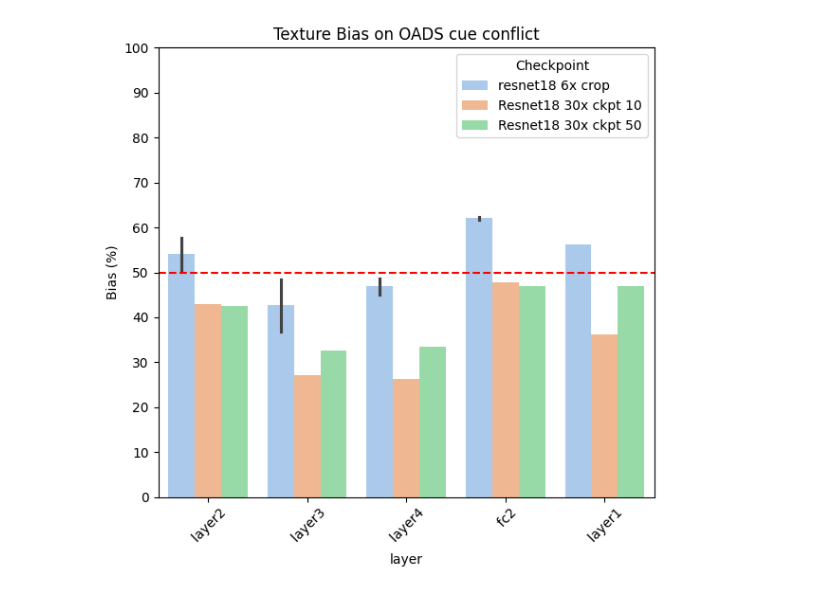
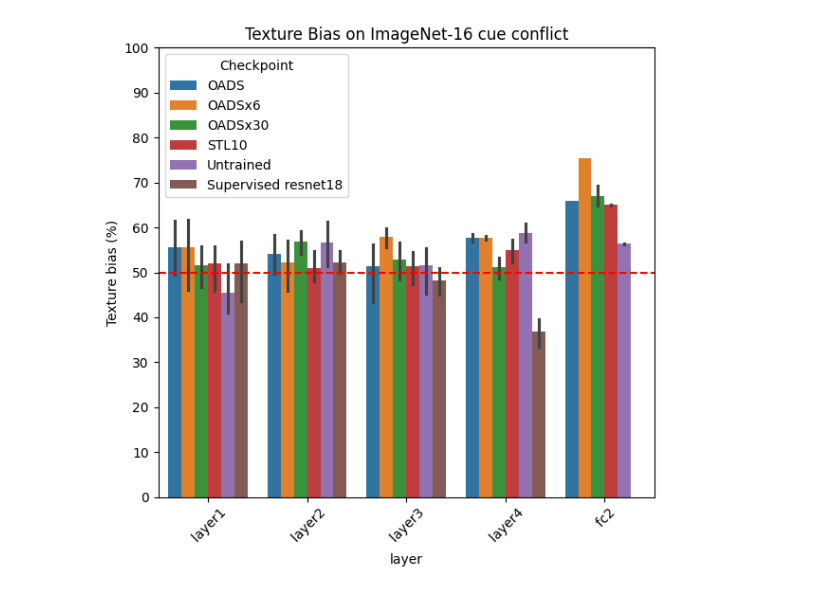
Before and after one commit to Yadino/SimCLR-OADS, a Jupyter notebook: linear evaluation/plot_texture_bias.ipynb, the cells around one changed output. Drawn from its saved outputs; the diff is of its cells as text; code cells hidden in the pictures.

```diff
--- a/linear evaluation/plot_texture_bias.ipynb
+++ b/linear evaluation/plot_texture_bias.ipynb
@@ -7,31 +7,33 @@ import matplotlib.pyplot as plt
 import pandas as pd
 import seaborn as sns
 # %%
+#csv_path = r"D:\01 Files\04 University\00 Internships and theses\2. AI internship\results\shape vs texture bias\texture_bias_regression_results.csv"
+#dataset = "OADS"
 
-#csv_path = r"D:\01 Files\04 University\00 Internships and theses\2. AI internship\results\imagenet_texture_results.csv"
-csv_path = r"D:\01 Files\04 University\00 Internships and theses\2. AI internship\results\texture_bias_regression_results.csv"
-
-title = r"Texture Bias on OADS cue conflict"
+csv_path = r"D:\01 Files\04 University\00 Internships and theses\2. AI internship\results\shape vs texture bias\imagenet_texture_results.csv"
+dataset = "ImageNet-16"
 # %%
 # Read the csv
 df = pd.read_csv(csv_path)
 # %%
+title = f"Texture Bias on {dataset} cue conflict"
+
 # Plot
 plt.figure(figsize=(6, 6))
-g= sns.barplot(data=df, x="layer", y="texture_bias", hue="checkpoint", palette="pastel", dodge=True)
+g= sns.barplot(data=df, x="layer", y="texture_bias", hue="checkpoint", dodge=True) #palette="pastel",
 #sns.barplot(data=df, x="layer", y="shape_bias", hue="checkpoint", palette="dark", dodge=True, bottom=df["texture_bias"])
 plt.title(title)
-plt.ylabel("Bias (%)")
+plt.ylabel("Texture bias (%)")
 #plt.xlabel("Layer")
 plt.legend(title="Checkpoint")
 plt.xticks(rotation=45)
 plt.tight_layout()
 
 plt.ylim(0, 100)
 plt.axhline(y=50, color='r', linestyle='--')
 g.set_yticks(range(0,101,10))
 
 
 plt.show()
 # %% [output]
-[figure, old version]
+[figure, new version]
```
Also changed, not shown: parts of 3 cells of this notebook, 8 other files.
